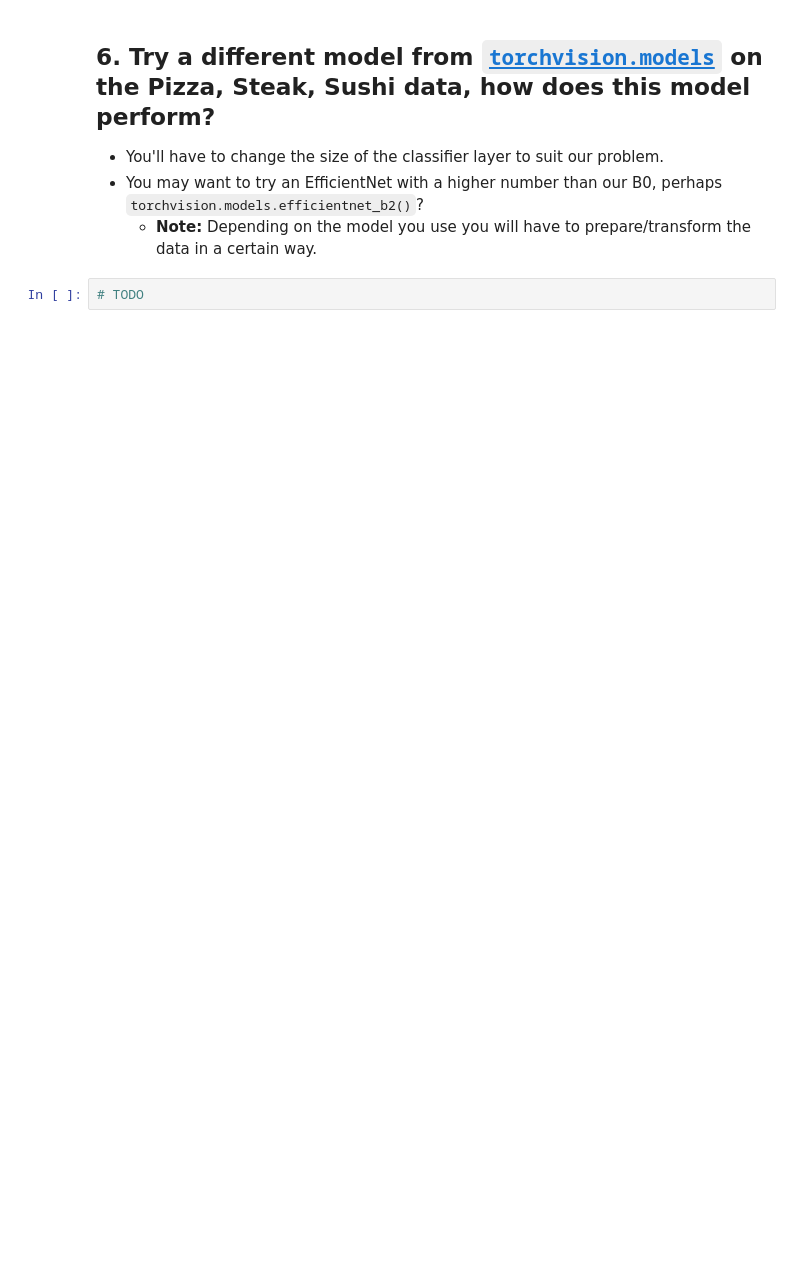
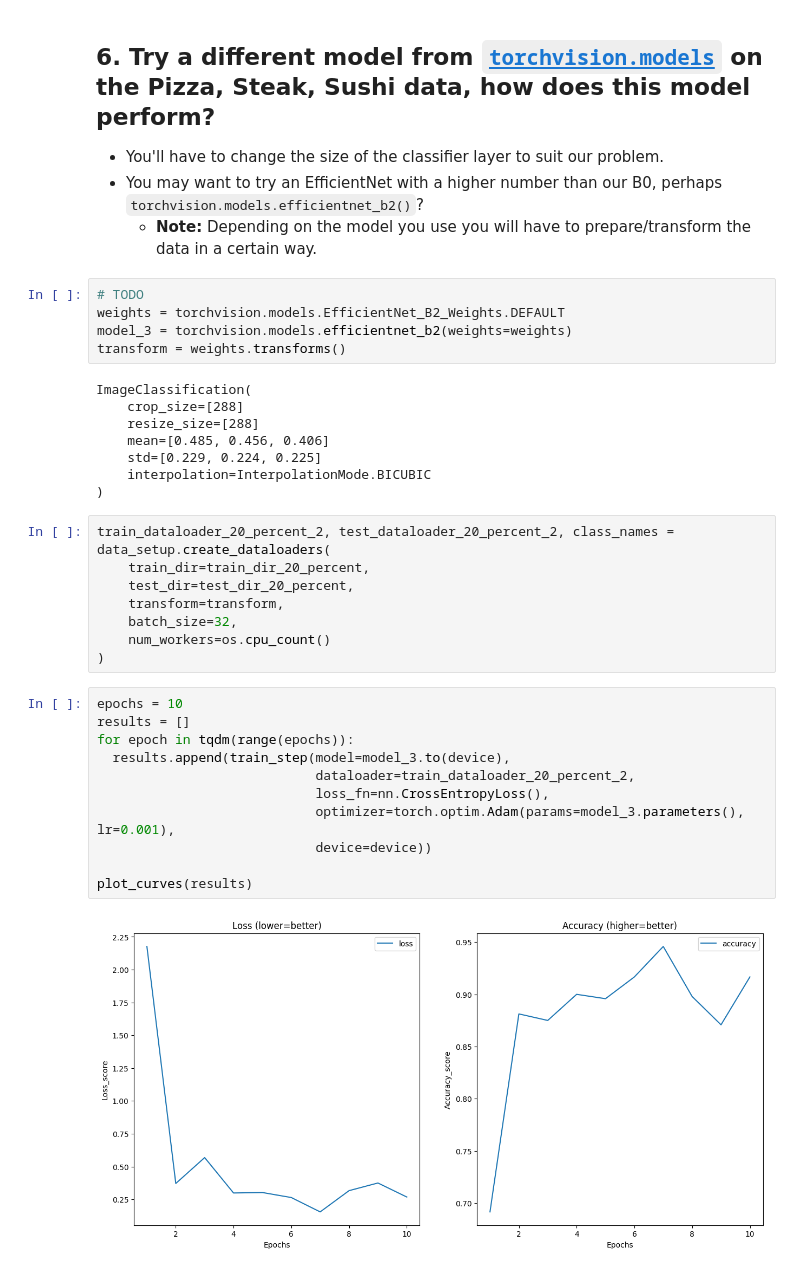
Before and after one commit to KonradGonrad/PyTorch-deep-learning, a Jupyter notebook: 06_pytorch_transfer_learning_exercises.ipynb, the cells around one changed output. Cells and saved outputs as stored; diff of their text form; blank space fills up the shorter version.

```diff
--- a/06_pytorch_transfer_learning_exercises.ipynb
+++ b/06_pytorch_transfer_learning_exercises.ipynb
@@ -439,5 +516,37 @@ train_dataloader_20_percent, test_dataloader_20_percent, class_names
 * You'll have to change the size of the classifier layer to suit our problem.
 * You may want to try an EfficientNet with a higher number than our B0, perhaps `torchvision.models.efficientnet_b2()`?
   * **Note:** Depending on the model you use you will have to prepare/transform the data in a certain way.
-# %%
-# TODO
+# %%
+# TODO
+weights = torchvision.models.EfficientNet_B2_Weights.DEFAULT
+model_3 = torchvision.models.efficientnet_b2(weights=weights)
+transform = weights.transforms()
+# %% [output]
+ImageClassification(
+    crop_size=[288]
+    resize_size=[288]
+    mean=[0.485, 0.456, 0.406]
+    std=[0.229, 0.224, 0.225]
+    interpolation=InterpolationMode.BICUBIC
+)
+# %%
+train_dataloader_20_percent_2, test_dataloader_20_percent_2, class_names = data_setup.create_dataloaders(
+    train_dir=train_dir_20_percent,
+    test_dir=test_dir_20_percent,
+    transform=transform,
+    batch_size=32,
+    num_workers=os.cpu_count()
+)
+# %%
+epochs = 10
+results = []
+for epoch in tqdm(range(epochs)):
+  results.append(train_step(model=model_3.to(device),
+                            dataloader=train_dataloader_20_percent_2,
+                            loss_fn=nn.CrossEntropyLoss(),
+                            optimizer=torch.optim.Adam(params=model_3.parameters(), lr=0.001),
+                            device=device))
+
+plot_curves(results)
+# %% [output]
+[figure, added]
```
Also changed, not shown: parts of 17 cells of this notebook.
